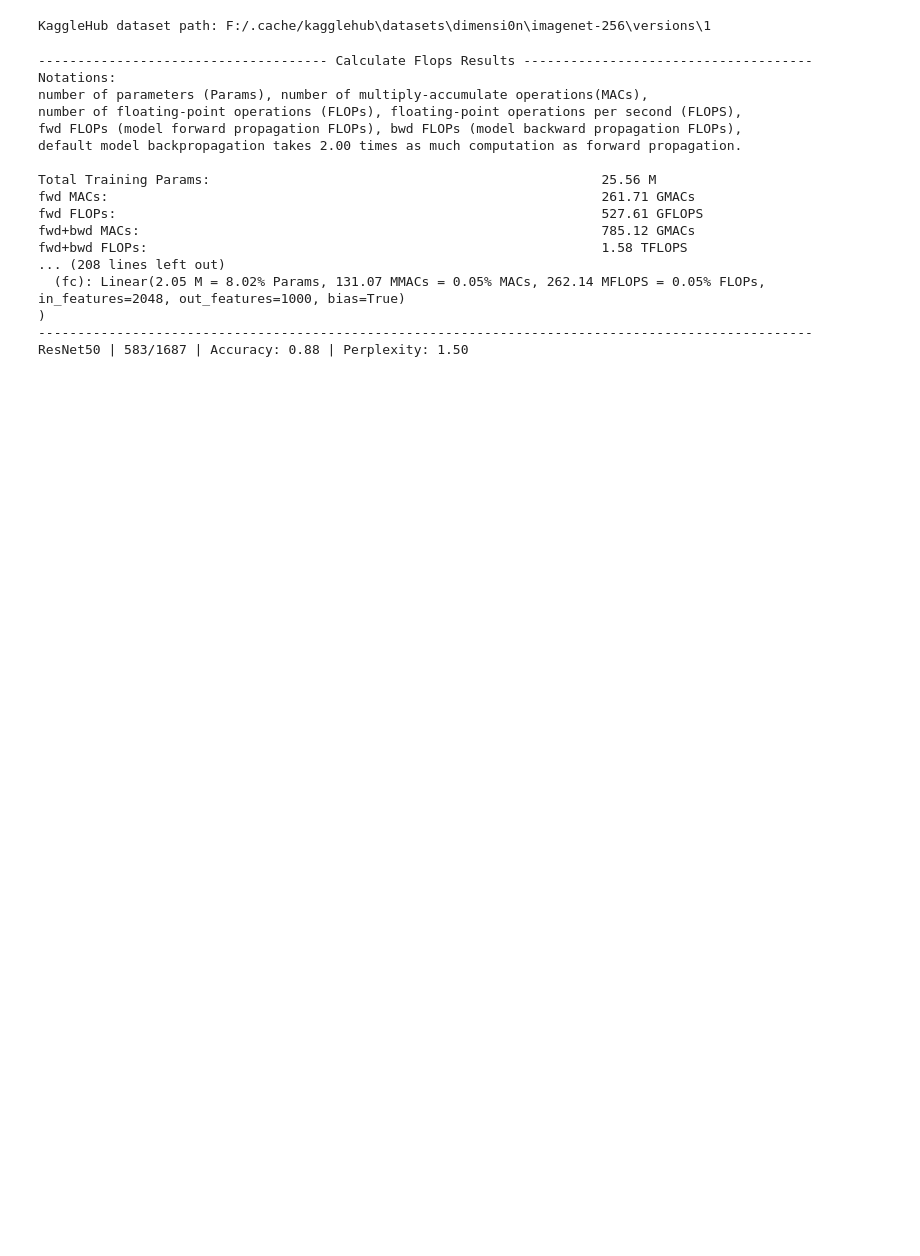
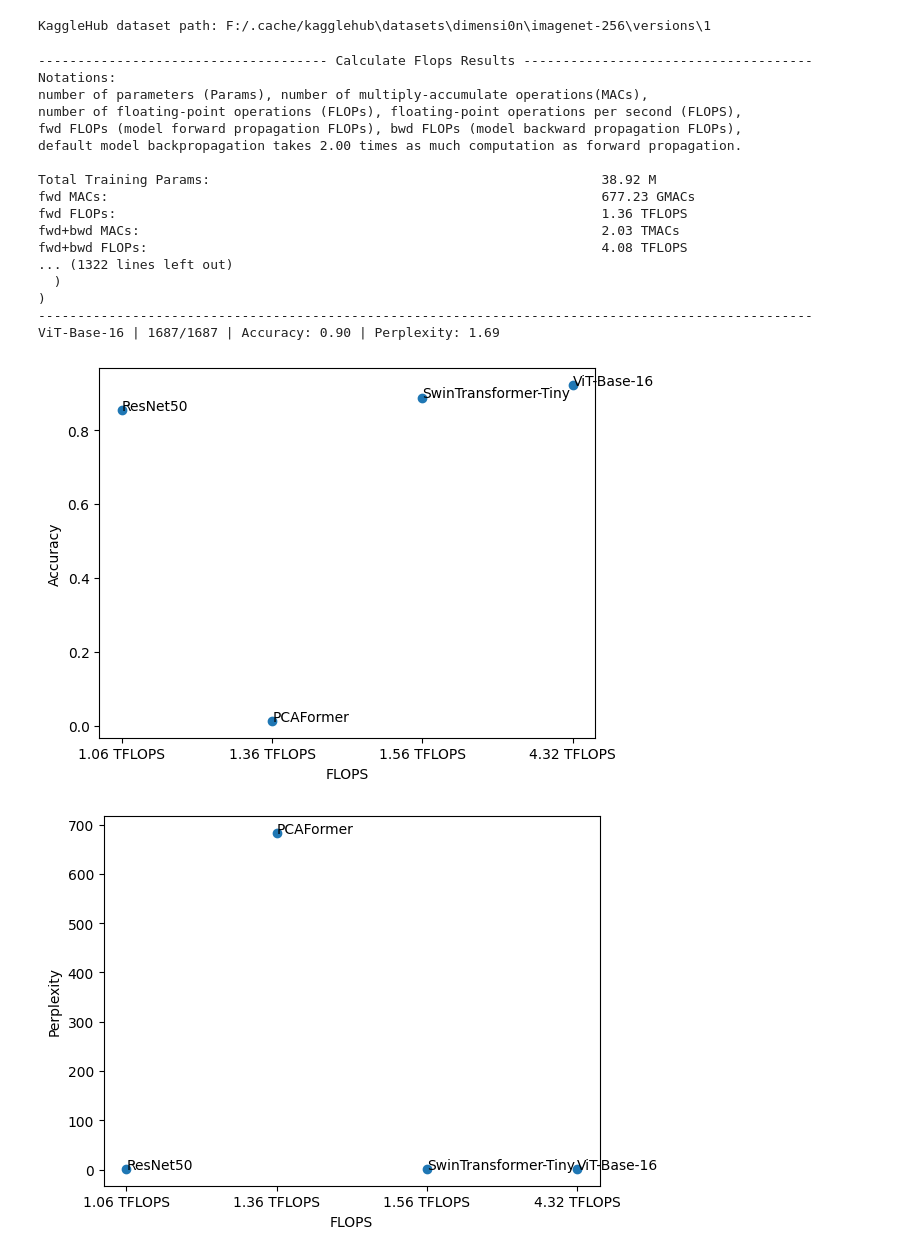
Before and after one commit to dylan-berndt/PCAFormer, a Jupyter notebook: validate.ipynb, the cells around one changed output. Saved outputs shown, nothing was run; the diff lists cells and outputs as text; code cells hidden in the pictures; blank space fills up the shorter version.

```diff
--- a/validate.ipynb
+++ b/validate.ipynb
@@ -77,10 +77,10 @@ loadResNet = lambda x: resnet50(weights=ResNet50_Weights.IMAGENET1K_V1)
 loadSwin = lambda x: swin_v2_t(weights=Swin_V2_T_Weights.IMAGENET1K_V1)
 loadVIT = lambda x: vit_b_16(weights=ViT_B_16_Weights.IMAGENET1K_V1)
 
-modelLoaders = [loadResNet, loadSwin, loadVIT, loadPCA]
-transforms = [ResNet50_Weights.IMAGENET1K_V1.transforms(), Swin_V2_T_Weights.IMAGENET1K_V1.transforms(),
-              ViT_B_16_Weights.IMAGENET1K_V1.transforms(), None]
-modelNames = ["ResNet50", "SwinTransformer-Tiny", "ViT-Base-16", "PCAFormer"]
+modelLoaders = [loadPCA, loadResNet, loadSwin, loadVIT]
+transforms = [None, ResNet50_Weights.IMAGENET1K_V1.transforms(), Swin_V2_T_Weights.IMAGENET1K_V1.transforms(),
+              ViT_B_16_Weights.IMAGENET1K_V1.transforms()]
+modelNames = ["PCAFormer", "ResNet50", "SwinTransformer-Tiny", "ViT-Base-16"]
 collectedMetrics = []
 
 criterion = {"Accuracy": Accuracy(), "Perplexity": Perplexity()}
@@ -98,25 +98,33 @@ number of floating-point operations (FLOPs), floating-point operations per secon
 fwd FLOPs (model forward propagation FLOPs), bwd FLOPs (model backward propagation FLOPs),
 default model backpropagation takes 2.00 times as much computation as forward propagation.
 
-Total Training Params:                                                  25.56 M
-fwd MACs:                                                               261.71 GMACs
-fwd FLOPs:                                                              527.61 GFLOPS
-fwd+bwd MACs:                                                           785.12 GMACs
-fwd+bwd FLOPs:                                                          1.58 TFLOPS
-... (208 lines left out)
-  (fc): Linear(2.05 M = 8.02% Params, 131.07 MMACs = 0.05% MACs, 262.14 MFLOPS = 0.05% FLOPs, in_features=2048, out_features=1000, bias=True)
+Total Training Params:                                                  38.92 M
+fwd MACs:                                                               677.23 GMACs
+fwd FLOPs:                                                              1.36 TFLOPS
+fwd+bwd MACs:                                                           2.03 TMACs
+fwd+bwd FLOPs:                                                          4.08 TFLOPS
+... (1322 lines left out)
+  )
 )
 ---------------------------------------------------------------------------------------------------
-ResNet50 | 583/1687 | Accuracy: 0.88 | Perplexity: 1.50
+ViT-Base-16 | 1687/1687 | Accuracy: 0.90 | Perplexity: 1.69
 # %%
+import pandas as pd
+
 flops = [collectedMetric["FLOPS"] for collectedMetric in collectedMetrics]
 for metric in criterion:
     measure = [collectedMetric[metric] for collectedMetric in collectedMetrics]
 
+    data = pd.DataFrame({"FLOPS": flops, "measure": measure})
+    data = data.sort_values("FLOPS")
+
     fig, ax = plt.subplots()
-    ax.scatter(flops, measure)
+    ax.scatter(data["FLOPS"], data["measure"])
     ax.set_ylabel(metric)
     ax.set_xlabel("FLOPS")
 
     for i, name in enumerate(modelNames):
         ax.annotate(name, (flops[i], measure[i]))
+# %% [output]
+[figure, added]
+[figure, added]
```
Also changed, not shown: parts of 3 cells of this notebook, 3 other files.
